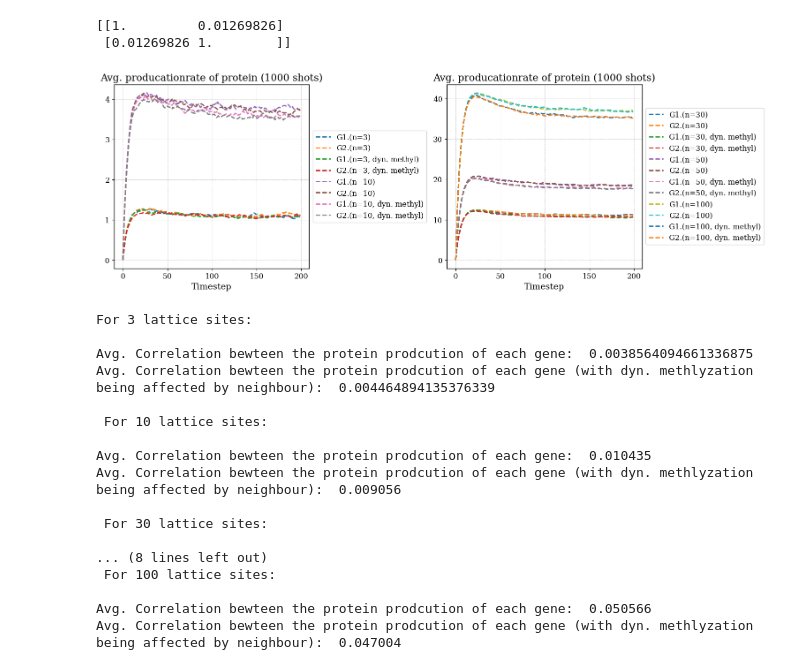
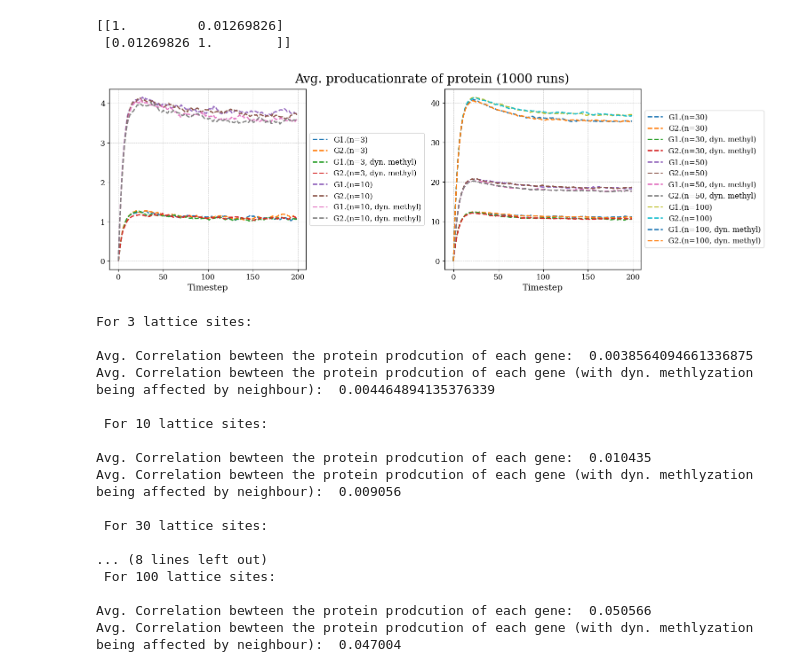
Before and after one commit to RicemanBoy/trafficRNA, a Jupyter notebook: trafficRNA.ipynb, the cells around one changed output. Drawn from its saved outputs; the diff is of its cells as text; code cells hidden in the pictures.

```diff
--- a/trafficRNA.ipynb
+++ b/trafficRNA.ipynb
@@ -180,9 +180,7 @@ print(avg_corr)
 # %%
 #Work here with the defined classes in simulation2.py
 
-p1 = 0.08
-
-p2 = 0.02
+p1, p2 = 0.08, 0.02
 
 # gene1 = gene(3, boxes, p1, p2)
 # gene2 = gene(3, boxes, p1, p2)
@@ -315,36 +313,37 @@ ax2.plot(time, avg2_100, label="G2.(n=100)", linestyle="--")
 ax2.plot(time, avg1m_100, label="G1.(n=100, dyn. methyl)", linestyle="--")
 ax2.plot(time, avg2m_100, label="G2.(n=100, dyn. methyl)", linestyle="--")
 
 ax1.set_xlabel("Timestep")
 ax2.set_xlabel("Timestep")
-ax1.set_title("Avg. producationrate of protein (1000 shots)")
-ax2.set_title("Avg. producationrate of protein (1000 shots)")
+# ax1.set_title("Avg. producationrate of protein (1000 shots)")
+# ax2.set_title("Avg. producationrate of protein (1000 shots)")
+plt.suptitle("Avg. producationrate of protein (1000 runs)", fontsize=20)
 ax1.legend(loc='center left', bbox_to_anchor=(1, 0.5))
 ax2.legend(loc='center left', bbox_to_anchor=(1, 0.5))
 plt.savefig("figures/plot1.pdf")
 plt.show()
 
 print("For 3 lattice sites:\n")
 print("Avg. Correlation bewteen the protein prodcution of each gene: ", avg_corr)
 print("Avg. Correlation bewteen the protein prodcution of each gene (with dyn. methlyzation being affected by neighbour): ", avg_corrm)
 
 print("\n For 10 lattice sites:\n")
 print("Avg. Correlation bewteen the protein prodcution of each gene: ", avg_corr_10)
 print("Avg. Correlation bewteen the protein prodcution of each gene (with dyn. methlyzation being affected by neighbour): ", avg_corrm_10)
 
 print("\n For 30 lattice sites:\n")
 print("Avg. Correlation bewteen the protein prodcution of each gene: ", avg_corr_30)
 print("Avg. Correlation bewteen the protein prodcution of each gene (with dyn. methlyzation being affected by neighbour): ", avg_corrm_30)
 
 print("\n For 50 lattice sites:\n")
 print("Avg. Correlation bewteen the protein prodcution of each gene: ", avg_corr_50)
 print("Avg. Correlation bewteen the protein prodcution of each gene (with dyn. methlyzation being affected by neighbour): ", avg_corrm_50)
 
 print("\n For 100 lattice sites:\n")
 print("Avg. Correlation bewteen the protein prodcution of each gene: ", avg_corr_100)
 print("Avg. Correlation bewteen the protein prodcution of each gene (with dyn. methlyzation being affected by neighbour): ", avg_corrm_100)
 # %% [output]
-[figure, old version]
+[figure, new version]
 For 3 lattice sites:
 
 Avg. Correlation bewteen the protein prodcution of each gene:  0.0038564094661336875
```
Also changed, not shown: parts of 1 cell of this notebook, 1 other file.
